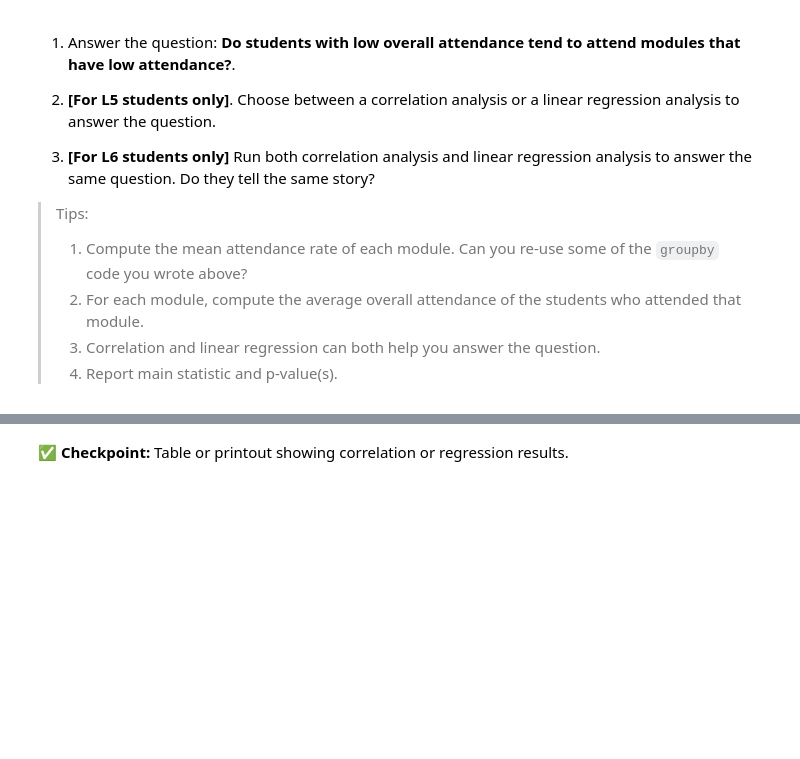
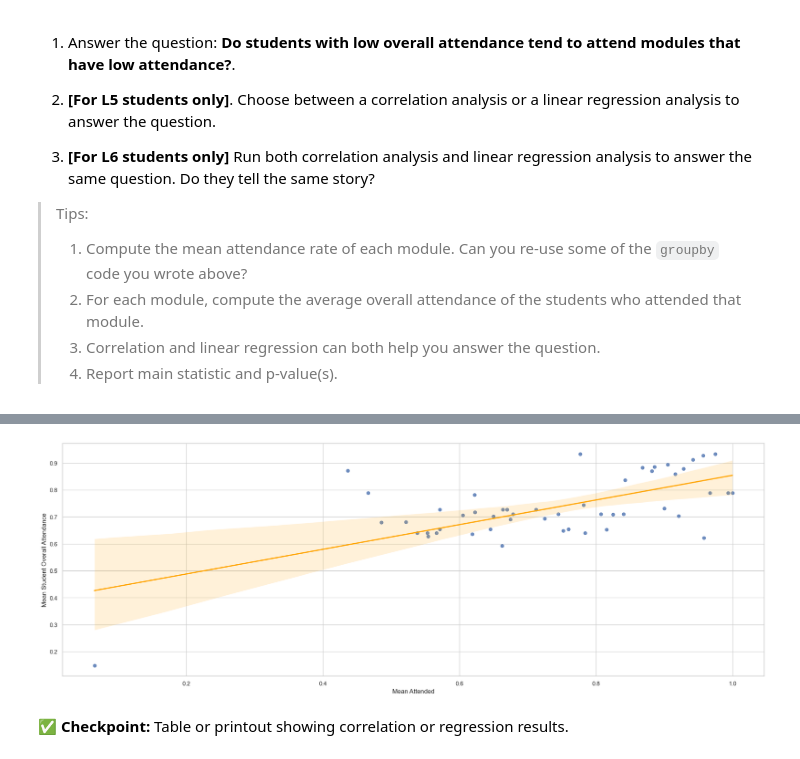
Before and after one commit to evie-ferguson/Data-Science-Summative, a Jupyter notebook: summative1-1.ipynb, the cells around one changed output, grey strips where cells are left out. Drawn from its saved outputs; the diff is of its cells as text; code cells hidden in the pictures; blank space fills up the shorter version.

```diff
--- a/summative1-1.ipynb
+++ b/summative1-1.ipynb
@@ -401,3 +382,12 @@ plt.show()
+# %%
+# plotting interactive linear regression with module labels
+import plotly.express as px
+sns.regplot(data=merged, x= 'Mean Attended', y='Mean Student Overall Attendance', line_kws={'color':'orange'})
+fig = px.scatter(merged, x='Mean Attended', y='Mean Student Overall Attendance',hover_name='Module Name', trendline='ols')
+fig.update_traces(marker=dict(size=10))
+fig.show()
+# %% [output]
+[figure, added]
 # %% [markdown]
 ✅ **Checkpoint:** Table or printout showing correlation or regression results.
 # %% [markdown]
```
Also changed, not shown: parts of 8 cells of this notebook, 2 other files.
